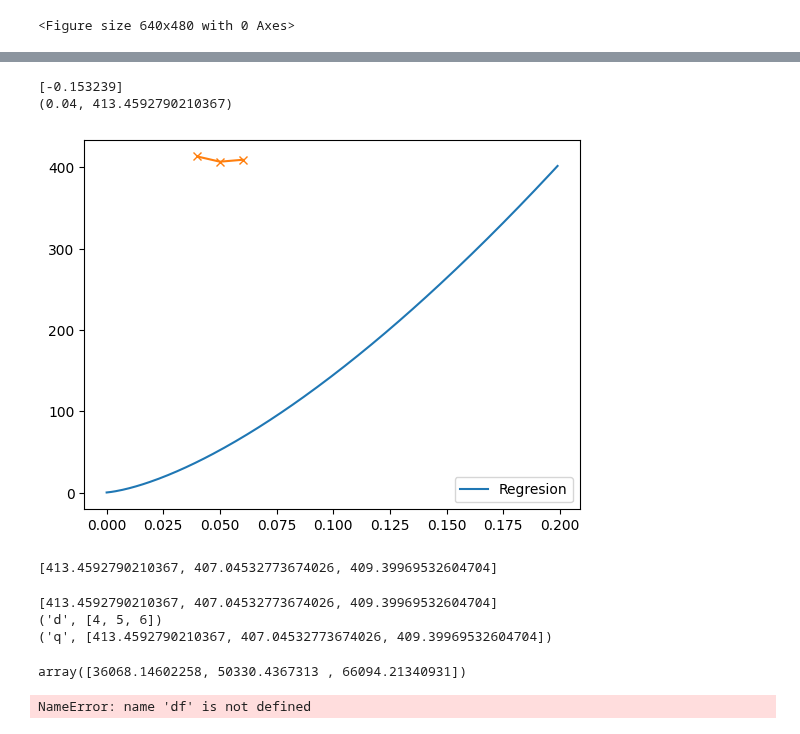
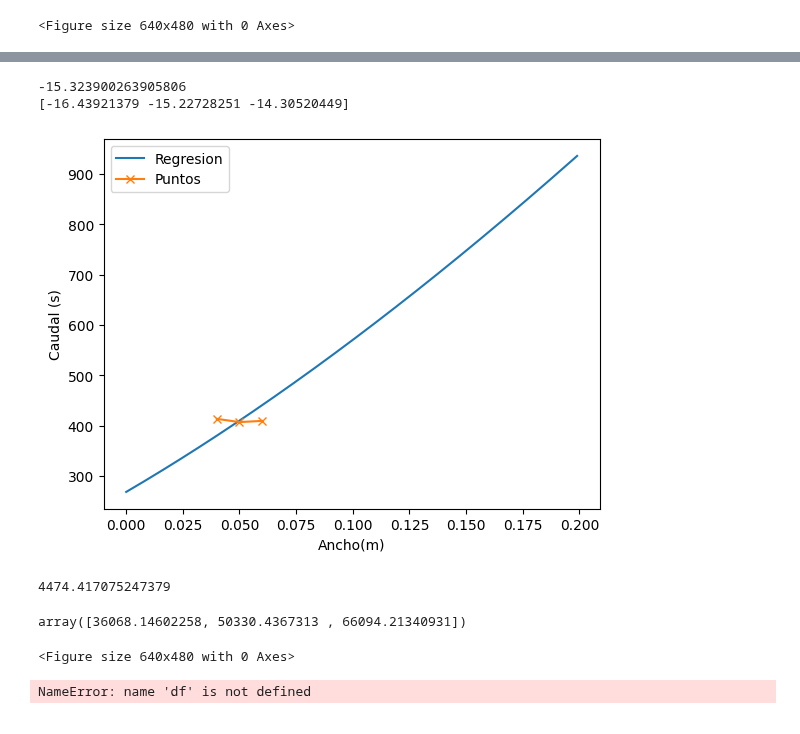
Before and after one commit to shadad00/Simulacion-de-sistemas, a Jupyter notebook: notebooks/TP5.ipynb, the cells around one changed output, grey strips where cells are left out. Drawn from its saved outputs; the diff is of its cells as text; code cells hidden in the pictures.

Commit message:
generating all graphs.

```diff
--- a/notebooks/TP5.ipynb
+++ b/notebooks/TP5.ipynb
@@ -105,14 +129,18 @@ def get_caudal_by_gap():
     gaps = [4, 5, 6]
     caudales = []
     result = {}
+    result_map = {}
     for gap in gaps:
         regex = '*gap'+ str(gap)+'*_i*.csv'
         files = Path(path).glob(regex)
         caudal = [get_charge(f) for f in files][0]
+        result_map[gap] = caudal
         caudales.append(caudal[0])
-
 
     result["d"] = gaps
     result["q"] = caudales
 
+
+    # plot_map("fluxVsAncho.png", result_map, "Ancho(cm)", "Caudal(s)", False)
+
     return result
@@ -132,57 +169,59 @@ def estimate_beverloo_constant(dictio):
 # %%
 # Definir la función lineal
 def linear_func(d, c):
-    return d - c
+    return d - (0.01)*c
 
 def plot_beverloo(points,c):
     B = (200 /(0.7 * 0.2)) * np.sqrt(9.81)
     r = 0.01
-    x = np.arange(0, 0.20, 0.001)
-    y = B*((x-c*r)**1.5)
+    x = np.arange(0, 0.2, 0.001)
+    y = B * ((x-c*r)**1.5)
     x_p = [p[0] for p in points]
     y_p = [p[1] for p in points]
 
     plt.plot(x,y, label='Regresion')
-    plt.plot(x_p, y_p, marker='x')
+    plt.plot(x_p, y_p, marker='x', label='Puntos')
+    plt.xlabel('Ancho(m)')
+    plt.ylabel('Caudal (s)')
     # plot(points)
     plt.legend()
-    plt.show()
+    plt.savefig("Beverloo.png")
 # %%
 dictio = get_caudal_by_gap()
 D = dictio["d"]
 Q = dictio["q"]
 D = np.array(D)/100 #pasando a centimetros
 B = (200 /(0.7 * 0.2)) * np.sqrt(9.81)
 Q_despejado = np.exp((np.log(Q/B))/(1.5))
+
 popt, _ = curve_fit(linear_func, D, Q_despejado)
 b_opt = popt[0] # c que aproxima.
-print(popt)
+print(b_opt)
+c_despejado = (D - Q_despejado)/(0.01)
+print(c_despejado)
 
 points = []
 for d,q in zip(D,Q):
     points.append((d,q))
-print(points[:][0])
 
 plot_beverloo(points,b_opt)
-print(Q)
 # %% [output]
-[-0.153239]
-(0.04, 413.4592790210367)
+-15.323900263905806
+[-16.43921379 -15.22728251 -14.30520449]
-[figure, old version]
+[figure, new version]
-[413.4592790210367, 407.04532773674026, 409.39969532604704]
 # %%
 dictio = get_caudal_by_gap()
 B = (200 /(0.7 * 0.2)) * np.sqrt(9.81)
+print(B)
 R = 0.01
-for items in dictio.items():
-    print(items)
+# for items in dictio.items():
+#     print(items)
 bev = estimate_beverloo_constant(dictio)
 
 predicted_Q = B * (dictio["d"] - bev * R) ** 1.5
 predicted_Q
 # %% [output]
-[413.4592790210367, 407.04532773674026, 409.39969532604704]
-('d', [4, 5, 6])
-('q', [413.4592790210367, 407.04532773674026, 409.39969532604704])
+4474.417075247379
 array([36068.14602258, 50330.4367313 , 66094.21340931])
+<Figure size 640x480 with 0 Axes>
 # %%
```
Also changed, not shown: parts of 7 cells of this notebook.
